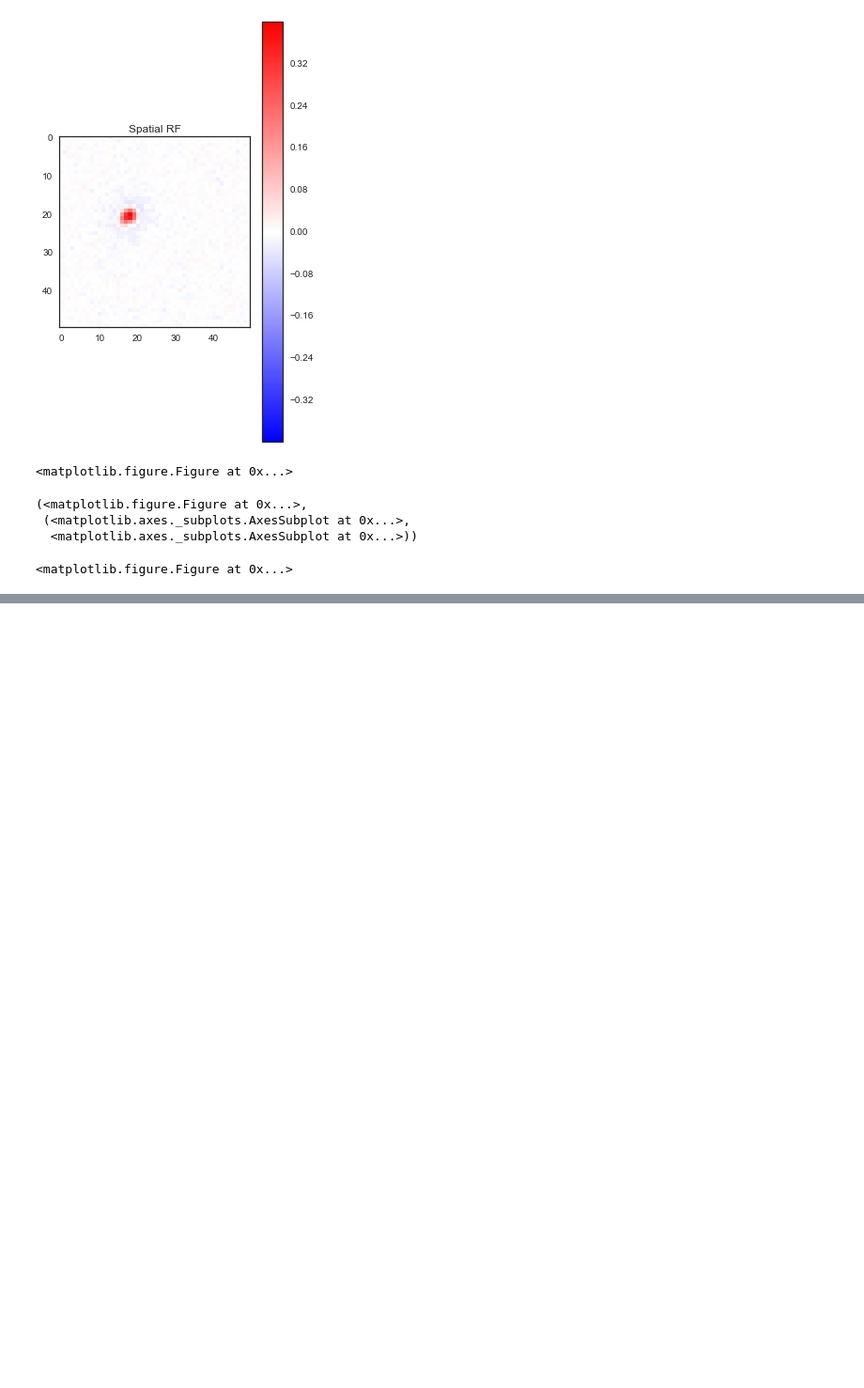
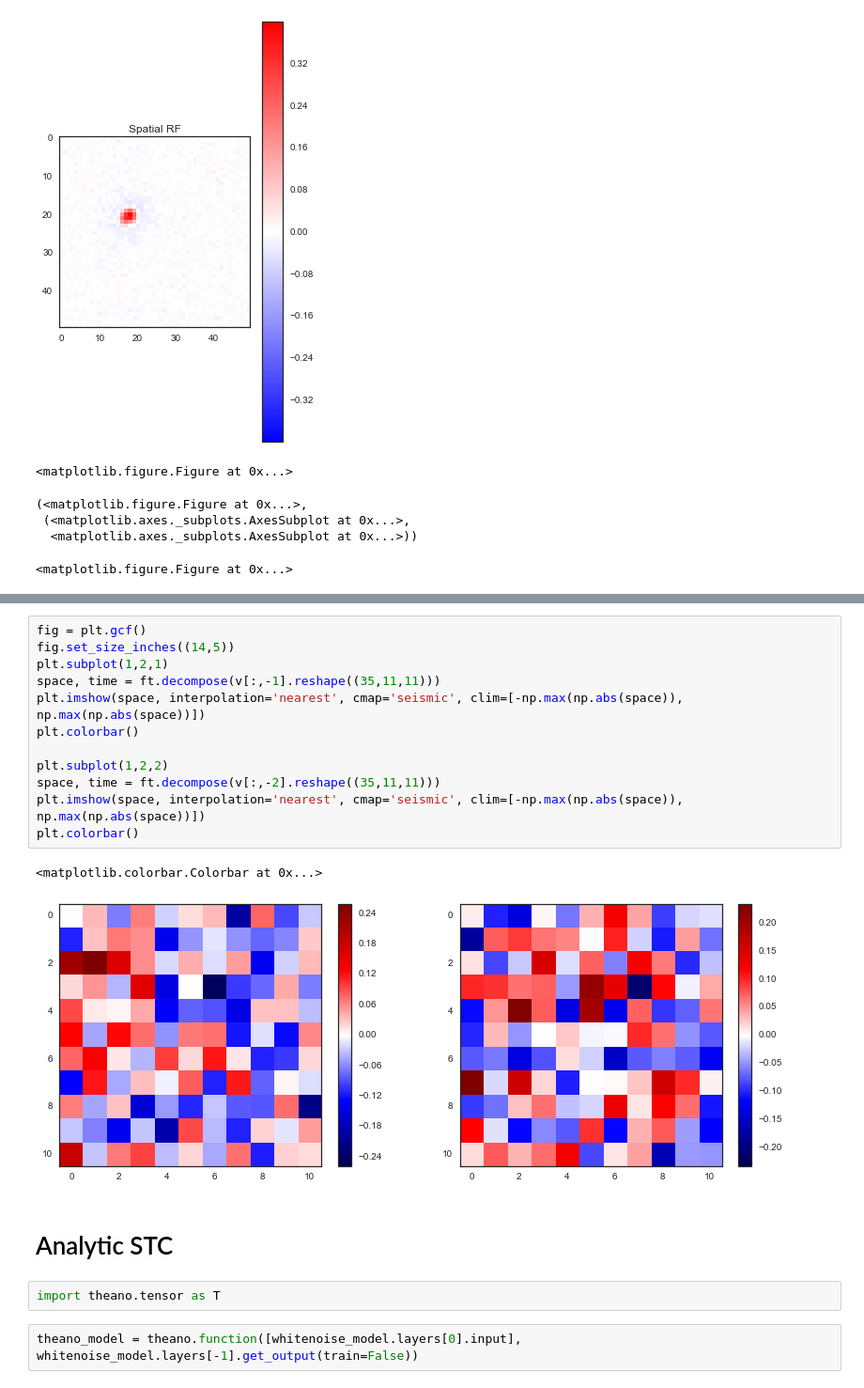
Before and after one commit to baccuslab/deep-retina, a Jupyter notebook: notebooks/STC Analysis-12-4.ipynb, the cells around one changed output, grey strips where cells are left out. Shown at 94% size. Cells and saved outputs as stored; diff of their text form; blank space fills up the shorter version.

```diff
--- a/notebooks/STC Analysis-12-4.ipynb
+++ b/notebooks/STC Analysis-12-4.ipynb
@@ -204,0 +269,21 @@ pyviz.plotsta(tax, sta)
+# %%
+fig = plt.gcf()
+fig.set_size_inches((14,5))
+plt.subplot(1,2,1)
+space, time = ft.decompose(v[:,-1].reshape((35,11,11)))
+plt.imshow(space, interpolation='nearest', cmap='seismic', clim=[-np.max(np.abs(space)), np.max(np.abs(space))])
+plt.colorbar()
+
+plt.subplot(1,2,2)
+space, time = ft.decompose(v[:,-2].reshape((35,11,11)))
+plt.imshow(space, interpolation='nearest', cmap='seismic', clim=[-np.max(np.abs(space)), np.max(np.abs(space))])
+plt.colorbar()
+# %% [output]
+<matplotlib.colorbar.Colorbar at 0x...>
+[figure, added]
+# %% [markdown]
+# Analytic STC
+# %%
+import theano.tensor as T
+# %%
+theano_model = theano.function([whitenoise_model.layers[0].input], whitenoise_model.layers[-1].get_output(train=False))
```
Also changed, not shown: parts of 23 cells of this notebook, 2 other files.
